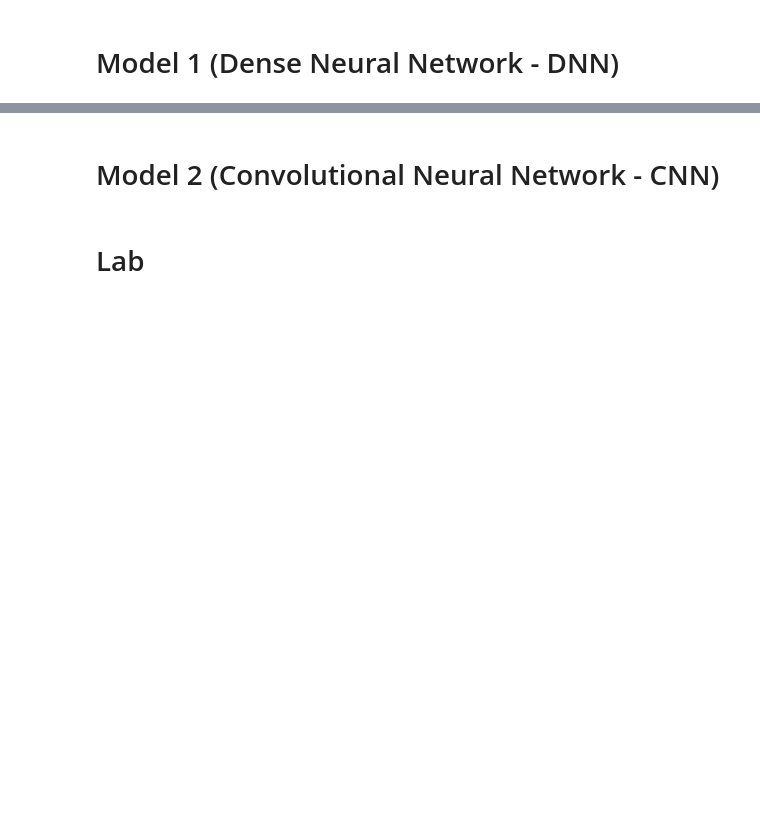
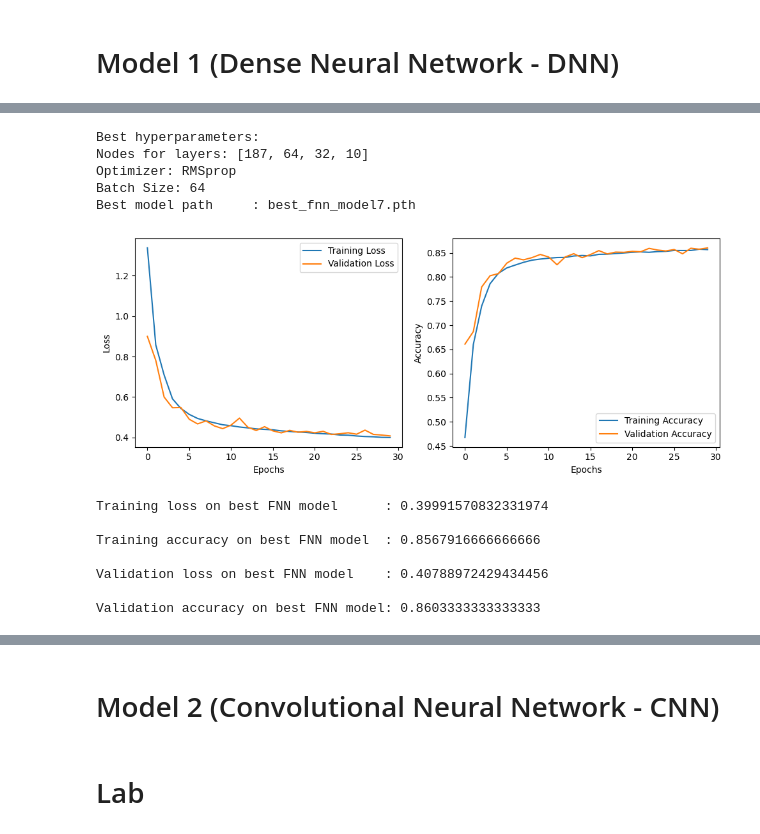
Before and after one commit to geeteshCh/FashionMNIST_Classification, a Jupyter notebook: ECEN_758_Project_Final.ipynb, the cells around one changed output, grey strips where cells are left out. Saved outputs shown, nothing was run; the diff lists cells and outputs as text; code cells hidden in the pictures; blank space fills up the shorter version.

```diff
--- a/ECEN_758_Project_Final.ipynb
+++ b/ECEN_758_Project_Final.ipynb
@@ -471,0 +492,49 @@ for nodes_per_layer in hyperparameters['nodes_per_layer']:
+# %%
+# Printing Best hyperparameters
+print(f"Best hyperparameters:")
+print("Nodes for layers:", best_hyperparameters['nodes_per_layer'])
+print("Optimizer:", best_hyperparameters['optimizer'])
+print("Batch Size:", best_hyperparameters['batch_size'])
+
+# Print the best model file path
+best_model_path = 'best_fnn_model'+ str(best_model) + '.pth'
+print(f"Best model path     : {best_model_path}\n\n")
+
+# Plotting training history for the best FNN model
+plt.figure(figsize=(10, 4))
+plt.subplot(1, 2, 1)
+plt.plot(best_train_losses, label='Training Loss')
+plt.plot(best_val_losses, label='Validation Loss')
+plt.xlabel('Epochs')
+plt.ylabel('Loss')
+plt.legend()
+
+plt.subplot(1, 2, 2)
+plt.plot(best_train_accuracies, label='Training Accuracy')
+plt.plot(best_val_accuracies, label='Validation Accuracy')
+plt.xlabel('Epochs')
+plt.ylabel('Accuracy')
+plt.legend()
+plt.tight_layout()
+plt.show()
+
+# Print training, validation losses and accuracies on best FNN model
+
+print(f"Training loss on best FNN model      : {best_train_loss}\n")
+print(f"Training accuracy on best FNN model  : {best_train_acc}\n")
+print(f"Validation loss on best FNN model    : {best_val_loss}\n")
+print(f"Validation accuracy on best FNN model: {best_val_acc}\n")
+# %% [output]
+Best hyperparameters:
+Nodes for layers: [187, 64, 32, 10]
+Optimizer: RMSprop
+Batch Size: 64
+Best model path     : best_fnn_model7.pth
+[figure, added]
+Training loss on best FNN model      : 0.39991570832331974
+
+Training accuracy on best FNN model  : 0.8567916666666666
+
+Validation loss on best FNN model    : 0.40788972429434456
+
+Validation accuracy on best FNN model: 0.8603333333333333
```
Also changed, not shown: parts of 7 cells of this notebook.
